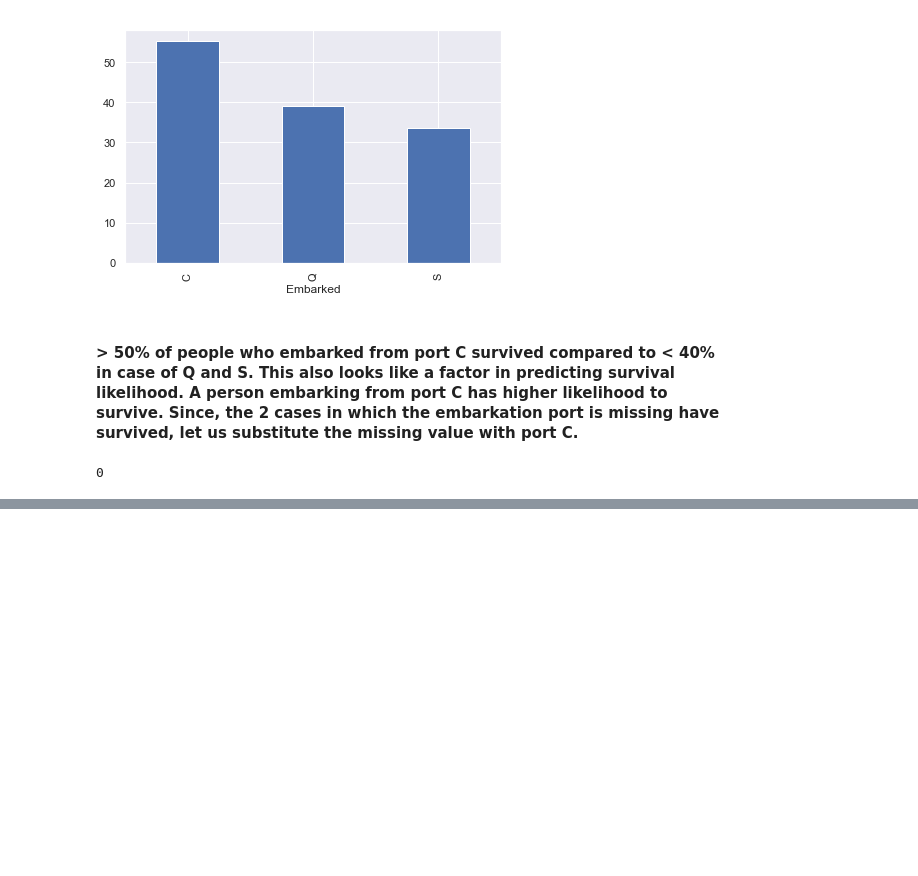
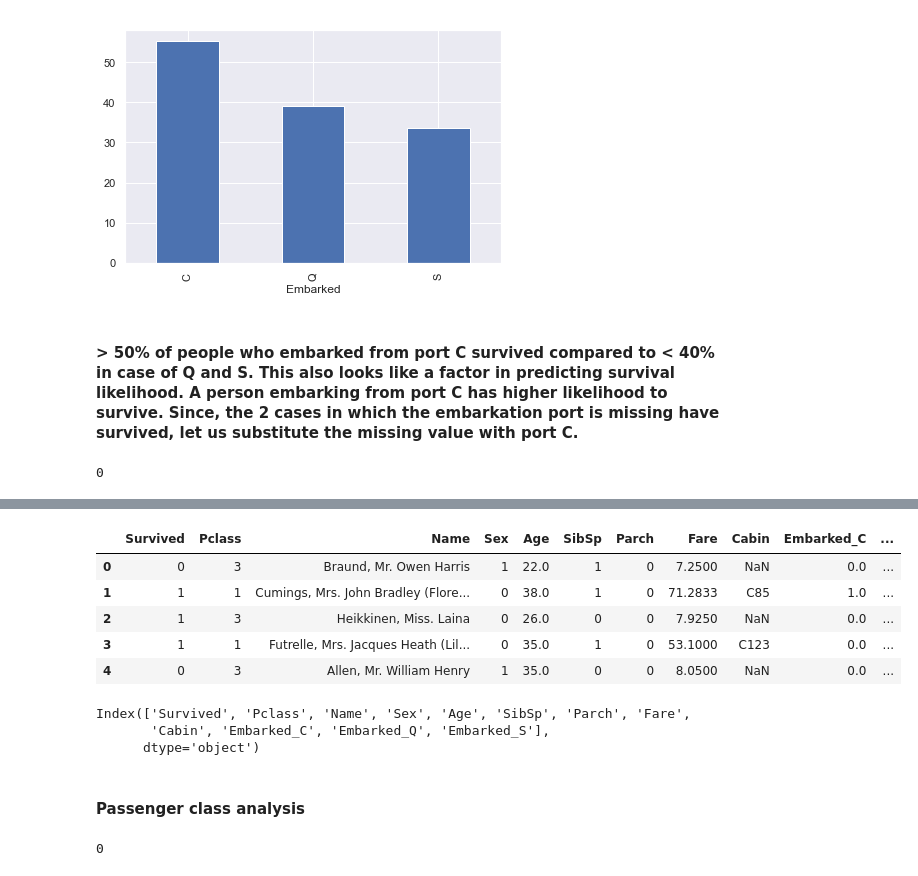
Before and after one commit to abhishekjain88/titanic-kaggle, a Jupyter notebook: Titanic Competition.ipynb, the cells around one changed output, grey strips where cells are left out. Drawn from its saved outputs; the diff is of its cells as text; code cells hidden in the pictures; blank space fills up the shorter version.

```diff
--- a/Titanic Competition.ipynb
+++ b/Titanic Competition.ipynb
@@ -271,0 +286,22 @@ Name: Age, Length: 88, dtype: int64
+# %%
+titanic.drop('Embarked', axis=1, inplace=True)
+titanic.head()
+# %% [output]
+|  | Survived | Pclass | Name | Sex | Age | SibSp | Parch | Fare | Cabin | Embarked_C | ... |
+| 0 | 0 | 3 | Braund, Mr. Owen Harris | 1 | 22.0 | 1 | 0 | 7.2500 | NaN | 0.0 | ... |
+| 1 | 1 | 1 | Cumings, Mrs. John Bradley (Flore... | 0 | 38.0 | 1 | 0 | 71.2833 | C85 | 1.0 | ... |
+| 2 | 1 | 3 | Heikkinen, Miss. Laina | 0 | 26.0 | 0 | 0 | 7.9250 | NaN | 0.0 | ... |
+| 3 | 1 | 1 | Futrelle, Mrs. Jacques Heath (Lil... | 0 | 35.0 | 1 | 0 | 53.1000 | C123 | 0.0 | ... |
+| 4 | 0 | 3 | Allen, Mr. William Henry | 1 | 35.0 | 0 | 0 | 8.0500 | NaN | 0.0 | ... |
+# %%
+titanic.columns
+# %% [output]
+Index(['Survived', 'Pclass', 'Name', 'Sex', 'Age', 'SibSp', 'Parch', 'Fare',
+       'Cabin', 'Embarked_C', 'Embarked_Q', 'Embarked_S'],
+      dtype='object')
+# %% [markdown]
+#### Passenger class analysis
+# %%
+titanic.Pclass.isnull().sum()
+# %% [output]
+0
```
Also changed, not shown: parts of 5 cells of this notebook.
